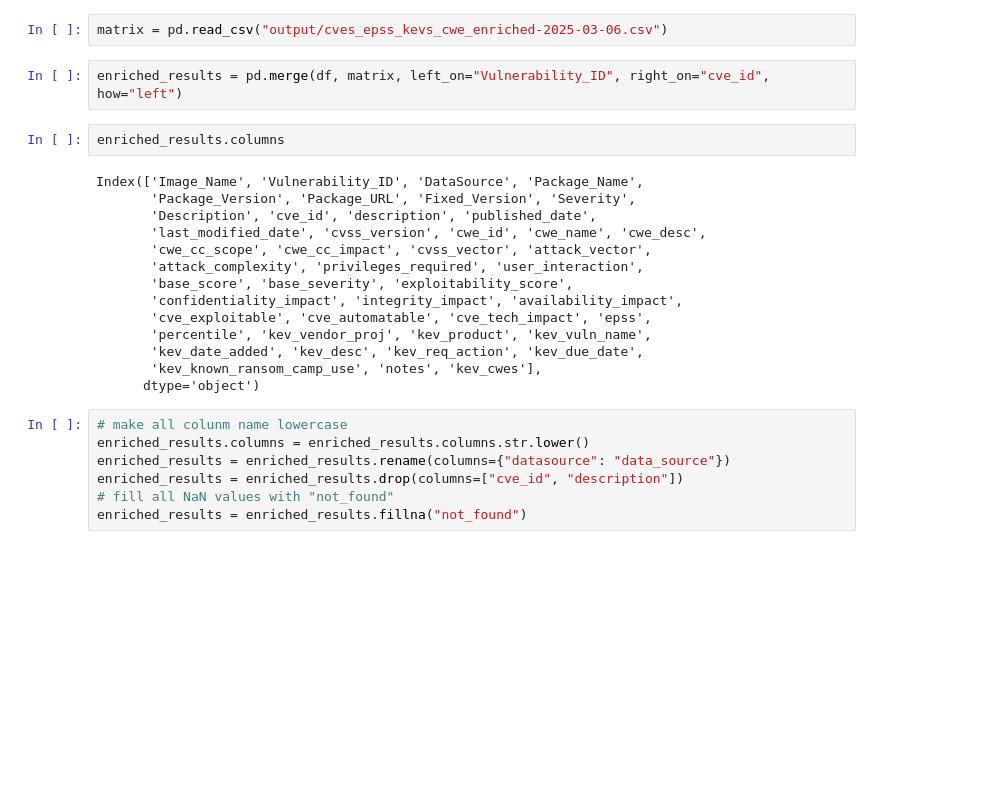
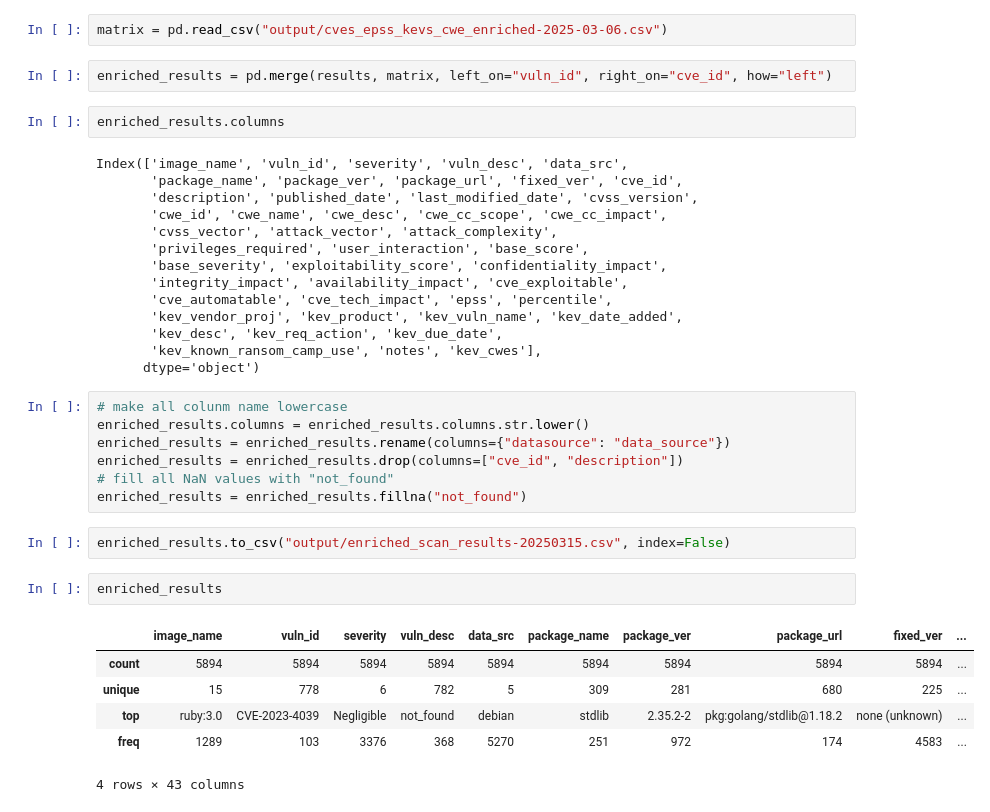
Before and after one commit to dominikmi/cves_analytics, a Jupyter notebook: testing-grype.ipynb, the cells around one changed output. Saved outputs shown, nothing was run; the diff lists cells and outputs as text; blank space fills up the shorter version.

```diff
--- a/testing-grype.ipynb
+++ b/testing-grype.ipynb
@@ -96,21 +132,21 @@ df.groupby("Severity").count()
 # %%
 matrix = pd.read_csv("output/cves_epss_kevs_cwe_enriched-2025-03-06.csv")
 # %%
-enriched_results = pd.merge(df, matrix, left_on="Vulnerability_ID", right_on="cve_id", how="left")
+enriched_results = pd.merge(results, matrix, left_on="vuln_id", right_on="cve_id", how="left")
 # %%
 enriched_results.columns
 # %% [output]
-Index(['Image_Name', 'Vulnerability_ID', 'DataSource', 'Package_Name',
-       'Package_Version', 'Package_URL', 'Fixed_Version', 'Severity',
-       'Description', 'cve_id', 'description', 'published_date',
-       'last_modified_date', 'cvss_version', 'cwe_id', 'cwe_name', 'cwe_desc',
-       'cwe_cc_scope', 'cwe_cc_impact', 'cvss_vector', 'attack_vector',
-       'attack_complexity', 'privileges_required', 'user_interaction',
-       'base_score', 'base_severity', 'exploitability_score',
-       'confidentiality_impact', 'integrity_impact', 'availability_impact',
-       'cve_exploitable', 'cve_automatable', 'cve_tech_impact', 'epss',
-       'percentile', 'kev_vendor_proj', 'kev_product', 'kev_vuln_name',
-       'kev_date_added', 'kev_desc', 'kev_req_action', 'kev_due_date',
+Index(['image_name', 'vuln_id', 'severity', 'vuln_desc', 'data_src',
+       'package_name', 'package_ver', 'package_url', 'fixed_ver', 'cve_id',
+       'description', 'published_date', 'last_modified_date', 'cvss_version',
+       'cwe_id', 'cwe_name', 'cwe_desc', 'cwe_cc_scope', 'cwe_cc_impact',
+       'cvss_vector', 'attack_vector', 'attack_complexity',
+       'privileges_required', 'user_interaction', 'base_score',
+       'base_severity', 'exploitability_score', 'confidentiality_impact',
+       'integrity_impact', 'availability_impact', 'cve_exploitable',
+       'cve_automatable', 'cve_tech_impact', 'epss', 'percentile',
+       'kev_vendor_proj', 'kev_product', 'kev_vuln_name', 'kev_date_added',
+       'kev_desc', 'kev_req_action', 'kev_due_date',
        'kev_known_ransom_camp_use', 'notes', 'kev_cwes'],
       dtype='object')
 # %%
@@ -120,3 +156,14 @@ enriched_results = enriched_results.rename(columns={"datasource": "data_source"}
 enriched_results = enriched_results.drop(columns=["cve_id", "description"])
 # fill all NaN values with "not_found"
 enriched_results = enriched_results.fillna("not_found")
+# %%
+enriched_results.to_csv("output/enriched_scan_results-20250315.csv", index=False)
+# %%
+enriched_results
+# %% [output]
+|  | image_name | vuln_id | severity | vuln_desc | data_src | package_name | package_ver | package_url | fixed_ver | ... |
+| count | 5894 | 5894 | 5894 | 5894 | 5894 | 5894 | 5894 | 5894 | 5894 | ... |
+| unique | 15 | 778 | 6 | 782 | 5 | 309 | 281 | 680 | 225 | ... |
+| top | ruby:3.0 | CVE-2023-4039 | Negligible | not_found | debian | stdlib | 2.35.2-2 | pkg:golang/stdlib@1.18.2 | none (unknown) | ... |
+| freq | 1289 | 103 | 3376 | 368 | 5270 | 251 | 972 | 174 | 4583 | ... |
+4 rows × 43 columns
```
Also changed, not shown: parts of 8 cells of this notebook, 5 other files.
